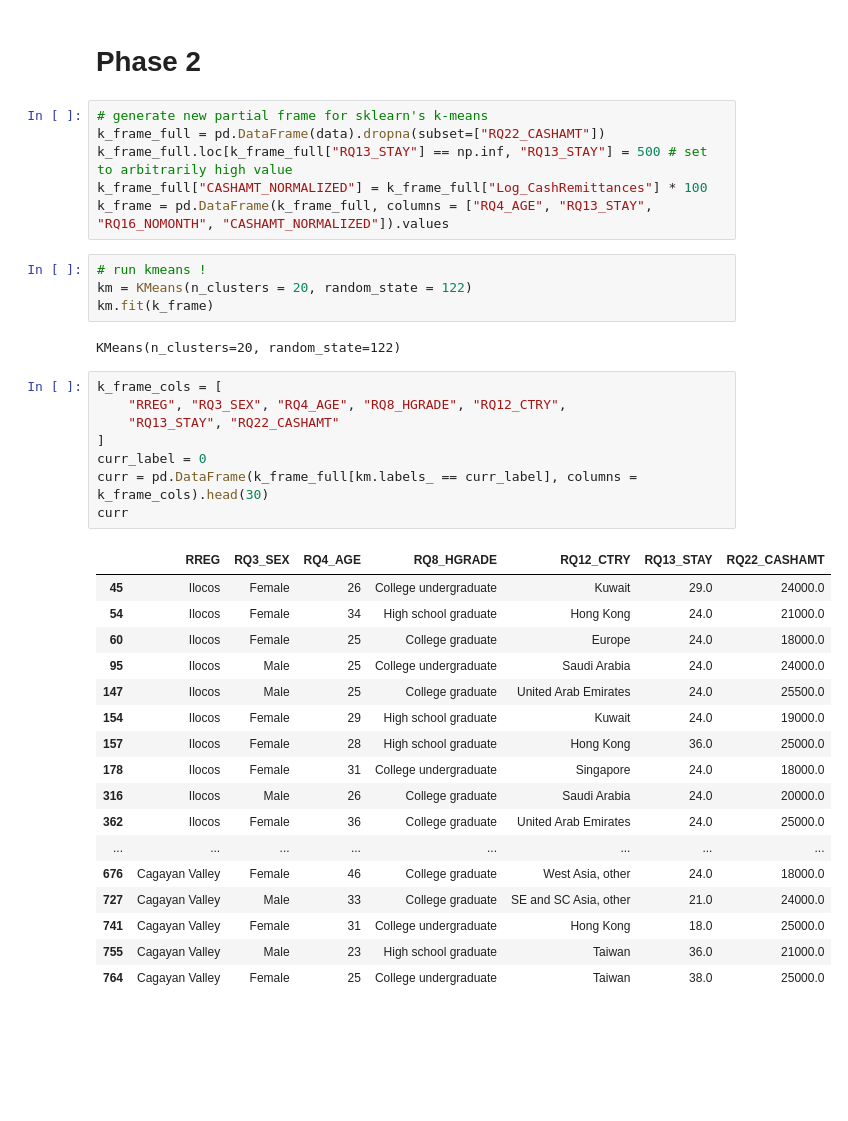
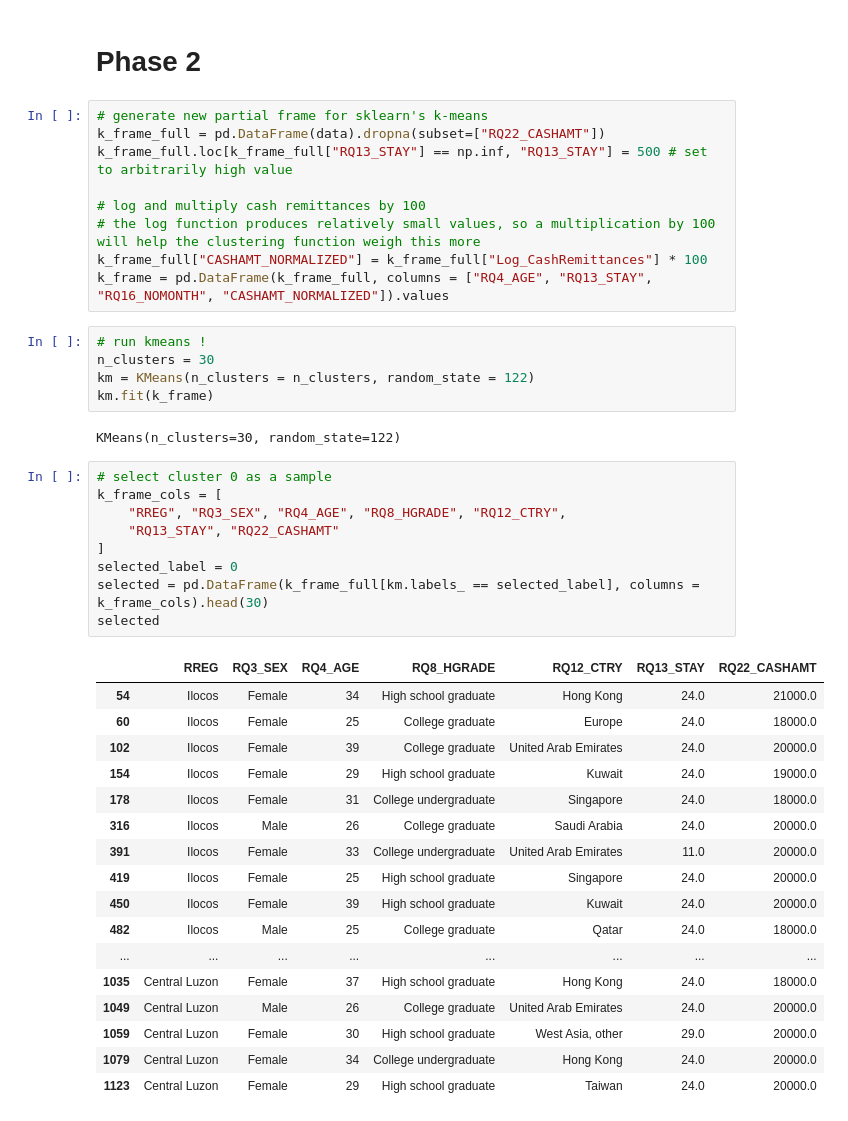
Before and after one commit to almiravelas/CSMODEL, a Jupyter notebook: Phase2.ipynb, the cells around one changed output. Drawn from its saved outputs; the diff is of its cells as text; blank space fills up the shorter version.

```diff
--- a/Phase2.ipynb
+++ b/Phase2.ipynb
@@ -1125,37 +1125,42 @@ The importance of understanding the influence of demographic factors on remittan
 # generate new partial frame for sklearn's k-means
 k_frame_full = pd.DataFrame(data).dropna(subset=["RQ22_CASHAMT"])
 k_frame_full.loc[k_frame_full["RQ13_STAY"] == np.inf, "RQ13_STAY"] = 500 # set to arbitrarily high value
+
+# log and multiply cash remittances by 100
+# the log function produces relatively small values, so a multiplication by 100 will help the clustering function weigh this more
 k_frame_full["CASHAMT_NORMALIZED"] = k_frame_full["Log_CashRemittances"] * 100
 k_frame = pd.DataFrame(k_frame_full, columns = ["RQ4_AGE", "RQ13_STAY", "RQ16_NOMONTH", "CASHAMT_NORMALIZED"]).values
 # %%
 # run kmeans !
-km = KMeans(n_clusters = 20, random_state = 122)
+n_clusters = 30
+km = KMeans(n_clusters = n_clusters, random_state = 122)
 km.fit(k_frame)
 # %% [output]
-KMeans(n_clusters=20, random_state=122)
+KMeans(n_clusters=30, random_state=122)
 # %%
+# select cluster 0 as a sample
 k_frame_cols = [
     "RREG", "RQ3_SEX", "RQ4_AGE", "RQ8_HGRADE", "RQ12_CTRY",
     "RQ13_STAY", "RQ22_CASHAMT"
 ]
-curr_label = 0
-curr = pd.DataFrame(k_frame_full[km.labels_ == curr_label], columns = k_frame_cols).head(30)
-curr
+selected_label = 0
+selected = pd.DataFrame(k_frame_full[km.labels_ == selected_label], columns = k_frame_cols).head(30)
+selected
 # %% [output]
 |  | RREG | RQ3_SEX | RQ4_AGE | RQ8_HGRADE | RQ12_CTRY | RQ13_STAY | RQ22_CASHAMT |
-| 45 | Ilocos | Female | 26 | College undergraduate | Kuwait | 29.0 | 24000.0 |
 | 54 | Ilocos | Female | 34 | High school graduate | Hong Kong | 24.0 | 21000.0 |
 | 60 | Ilocos | Female | 25 | College graduate | Europe | 24.0 | 18000.0 |
-| 95 | Ilocos | Male | 25 | College undergraduate | Saudi Arabia | 24.0 | 24000.0 |
-| 147 | Ilocos | Male | 25 | College graduate | United Arab Emirates | 24.0 | 25500.0 |
+| 102 | Ilocos | Female | 39 | College graduate | United Arab Emirates | 24.0 | 20000.0 |
 | 154 | Ilocos | Female | 29 | High school graduate | Kuwait | 24.0 | 19000.0 |
-| 157 | Ilocos | Female | 28 | High school graduate | Hong Kong | 36.0 | 25000.0 |
 | 178 | Ilocos | Female | 31 | College undergraduate | Singapore | 24.0 | 18000.0 |
 | 316 | Ilocos | Male | 26 | College graduate | Saudi Arabia | 24.0 | 20000.0 |
-| 362 | Ilocos | Female | 36 | College graduate | United Arab Emirates | 24.0 | 25000.0 |
+| 391 | Ilocos | Female | 33 | College undergraduate | United Arab Emirates | 11.0 | 20000.0 |
+| 419 | Ilocos | Female | 25 | High school graduate | Singapore | 24.0 | 20000.0 |
+| 450 | Ilocos | Female | 39 | High school graduate | Kuwait | 24.0 | 20000.0 |
+| 482 | Ilocos | Male | 25 | College graduate | Qatar | 24.0 | 18000.0 |
 | ... | ... | ... | ... | ... | ... | ... | ... |
-| 676 | Cagayan Valley | Female | 46 | College graduate | West Asia, other | 24.0 | 18000.0 |
-| 727 | Cagayan Valley | Male | 33 | College graduate | SE and SC Asia, other | 21.0 | 24000.0 |
-| 741 | Cagayan Valley | Female | 31 | College undergraduate | Hong Kong | 18.0 | 25000.0 |
-| 755 | Cagayan Valley | Male | 23 | High school graduate | Taiwan | 36.0 | 21000.0 |
-| 764 | Cagayan Valley | Female | 25 | College undergraduate | Taiwan | 38.0 | 25000.0 |
+| 1035 | Central Luzon | Female | 37 | High school graduate | Hong Kong | 24.0 | 18000.0 |
+| 1049 | Central Luzon | Male | 26 | College graduate | United Arab Emirates | 24.0 | 20000.0 |
+| 1059 | Central Luzon | Female | 30 | High school graduate | West Asia, other | 29.0 | 20000.0 |
+| 1079 | Central Luzon | Female | 34 | College undergraduate | Hong Kong | 24.0 | 20000.0 |
+| 1123 | Central Luzon | Female | 29 | High school graduate | Taiwan | 24.0 | 20000.0 |
```
Also changed, not shown: parts of 6 cells of this notebook.
